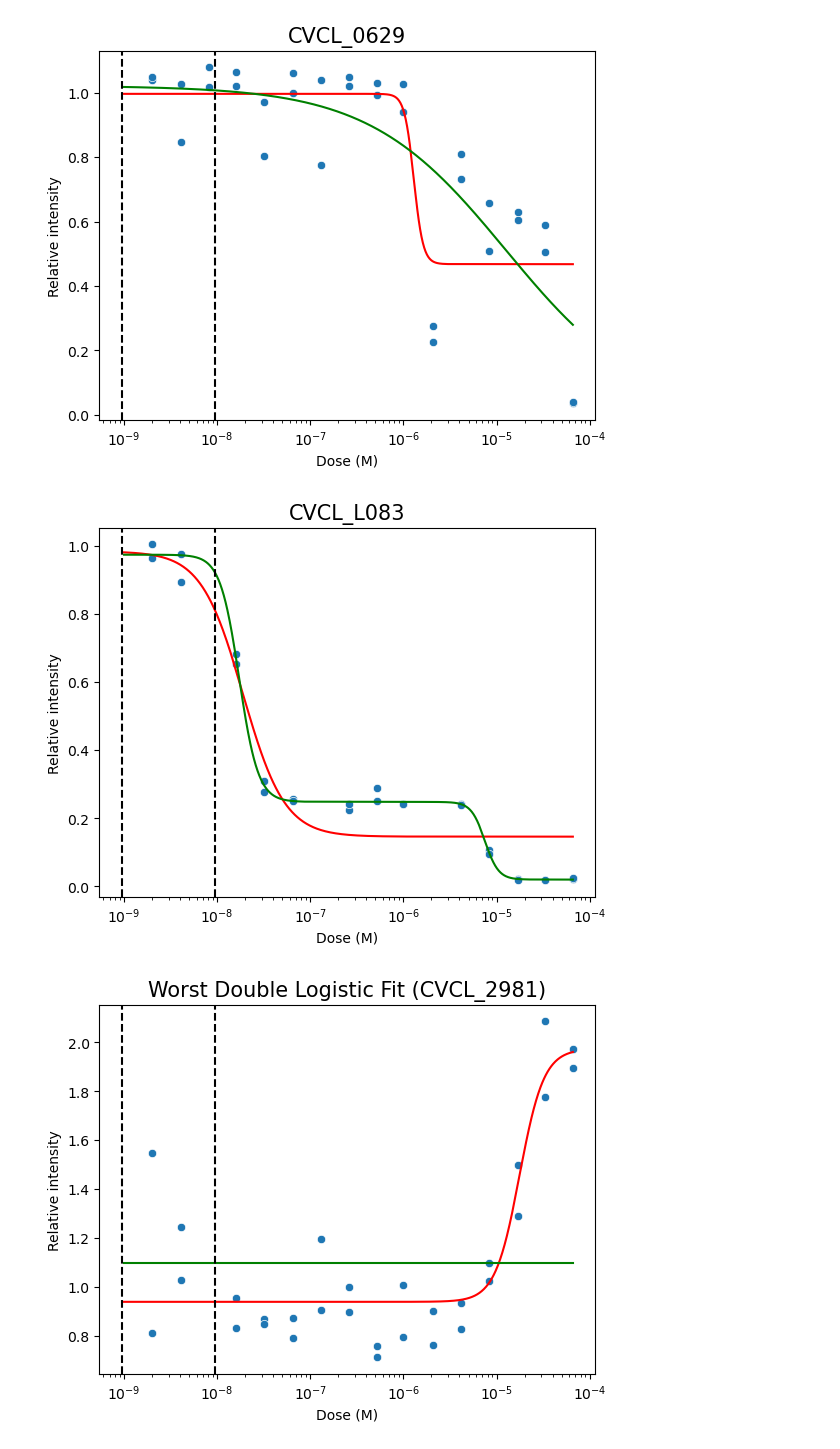
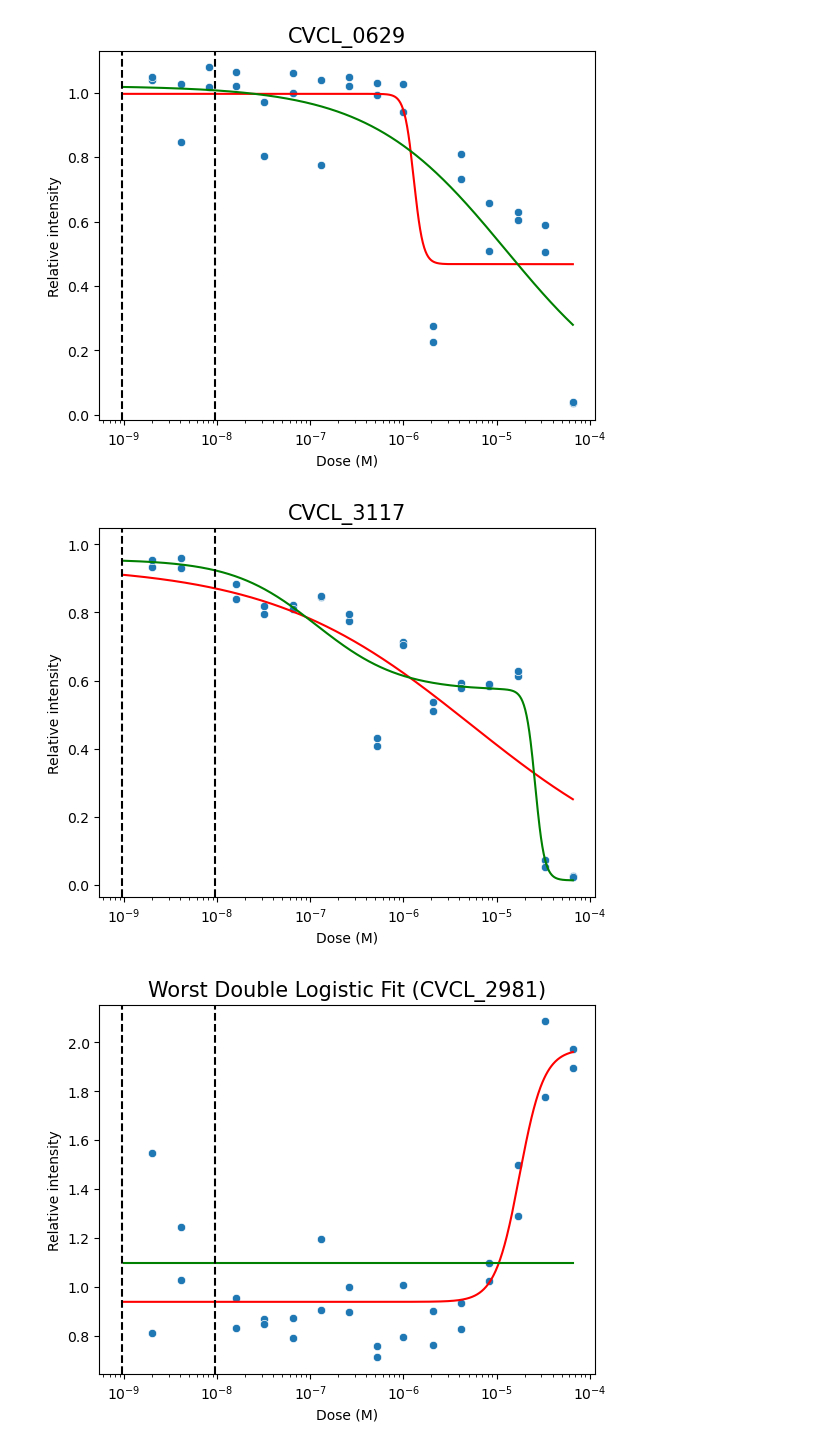
Before and after one commit to nictru/SystemsBioMedicine, a Jupyter notebook: fitting.ipynb, the cells around one changed output. Saved outputs shown, nothing was run; the diff lists cells and outputs as text; code cells hidden in the pictures.

```diff
--- a/fitting.ipynb
+++ b/fitting.ipynb
@@ -121,9 +122,9 @@ plot_fit(df_curvecurator, df_doses, df_increasing_sigdiff.index[-3], target_ec50
 # %% [output]
 [figure]
 # %%
-plot_fit(df_curvecurator, df_doses, "CVCL_L083", target_ec50_range)
+plot_fit(df_curvecurator, df_doses, "CVCL_3117", target_ec50_range)
 # %% [output]
-[figure, old version]
+[figure, new version]
 # %%
 worst_single = df_curvecurator["single_r2"].idxmin()
 best_single = df_curvecurator["single_r2"].idxmax()
```
Also changed, not shown: parts of 13 cells of this notebook, 1 other file.
